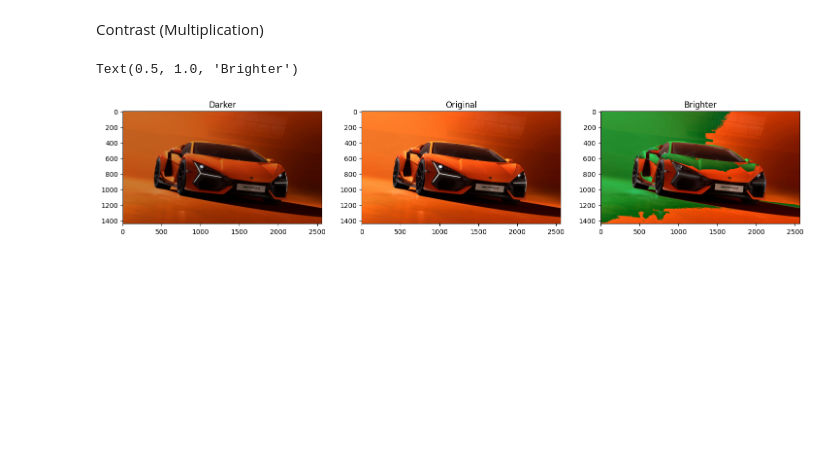
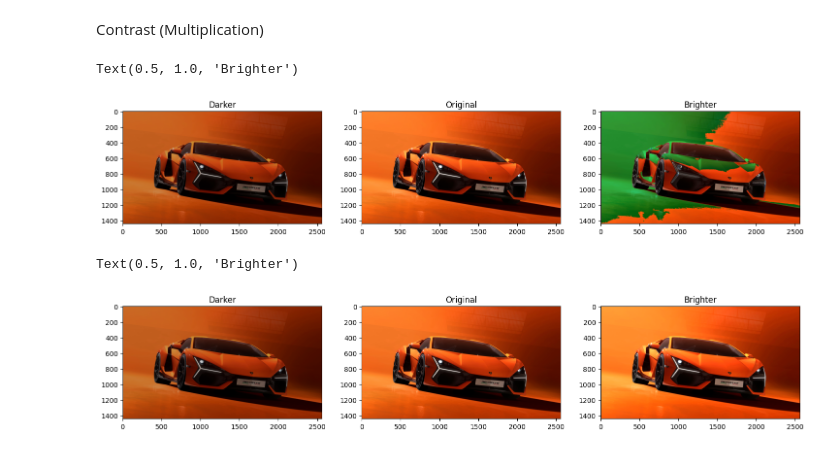
Before and after one commit to codmohar/mohar_vision, a Jupyter notebook: learn/cv24_imag_enhancment.ipynb, the cells around one changed output. Drawn from its saved outputs; the diff is of its cells as text; code cells hidden in the pictures; blank space fills up the shorter version.

Commit message:
adding contrast part,but make it a range in 0 25 by using np.clip

```diff
--- a/learn/cv24_imag_enhancment.ipynb
+++ b/learn/cv24_imag_enhancment.ipynb
@@ -81,3 +81,25 @@ plt.title("Brighter")
 # %% [output]
 Text(0.5, 1.0, 'Brighter')
 [figure]
+# %%
+#as the 1.2 factor matrix multiplied with colour matric ,the valyes exceed 255 and the result is 255 which is the maximum value for a pixel in an image. So the image appears brighter but with less contrast. The same applies to the darker image where the values are multiplied by 0.8, resulting in values that are less than 255, making the image appear darker but with less contrast.
+#for not exceeding the maximum value of 255, we can use np.clip() function which allows us to specify the weights for the original image and the added matrix, ensuring that the resulting pixel values do not exceed 255. This way, we can achieve a brighter or darker image without losing contrast.
+#
+car_dark2=np.uint8(cv2.multiply(np.float64(car),matrix1))
+car_bright2=np.uint8(np.clip(cv2.multiply(np.float64(car),matrix2), 0, 255))
+
+plt.figure(figsize=(18,5))
+plt.subplot(1,3,1)
+plt.imshow(car_dark2[:,:,::-1])
+plt.title("Darker")
+
+plt.subplot(1,3,2)
+plt.imshow(car[:,:,::-1])
+plt.title("Original")
+
+plt.subplot(1,3,3)
+plt.imshow(car_bright2[:,:,::-1])
+plt.title("Brighter")
+# %% [output]
+Text(0.5, 1.0, 'Brighter')
+[figure, added]
```
